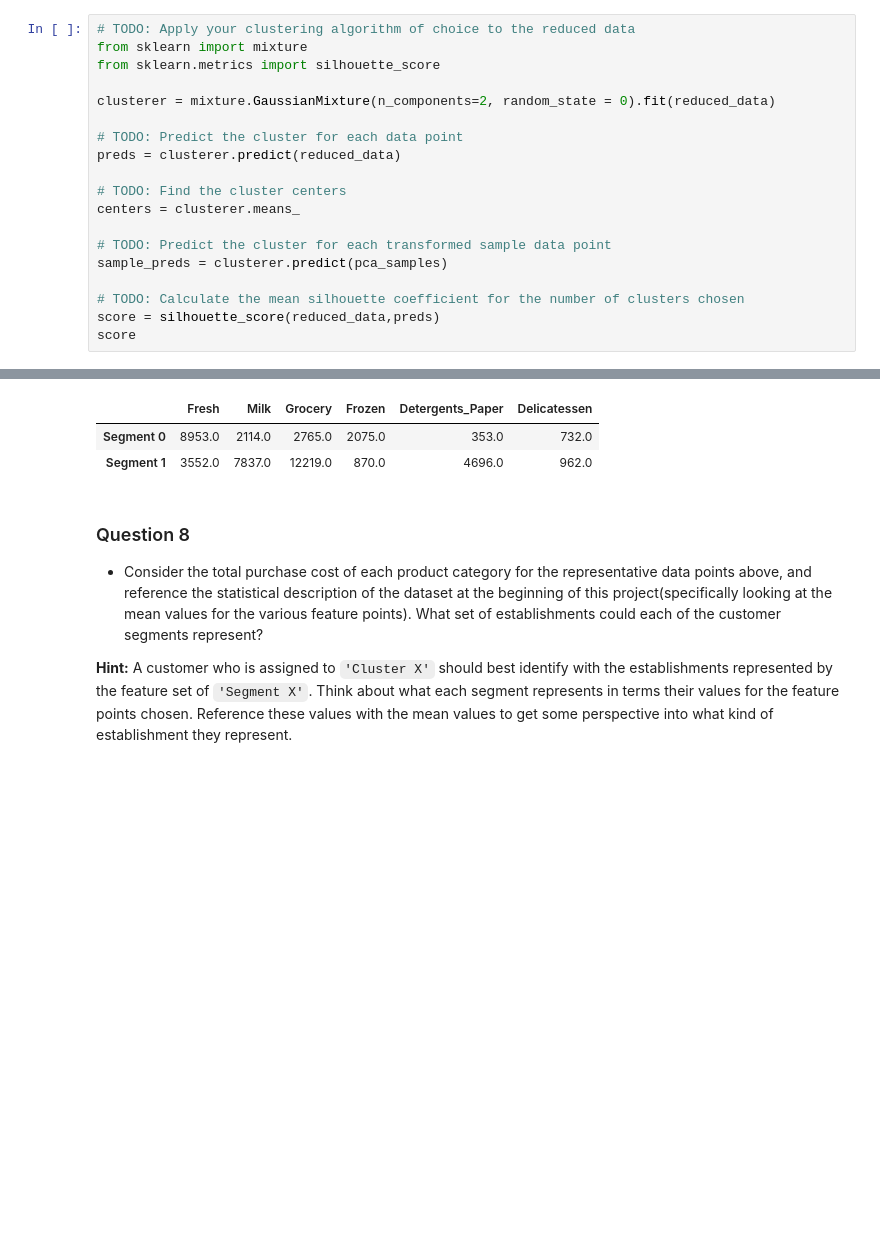
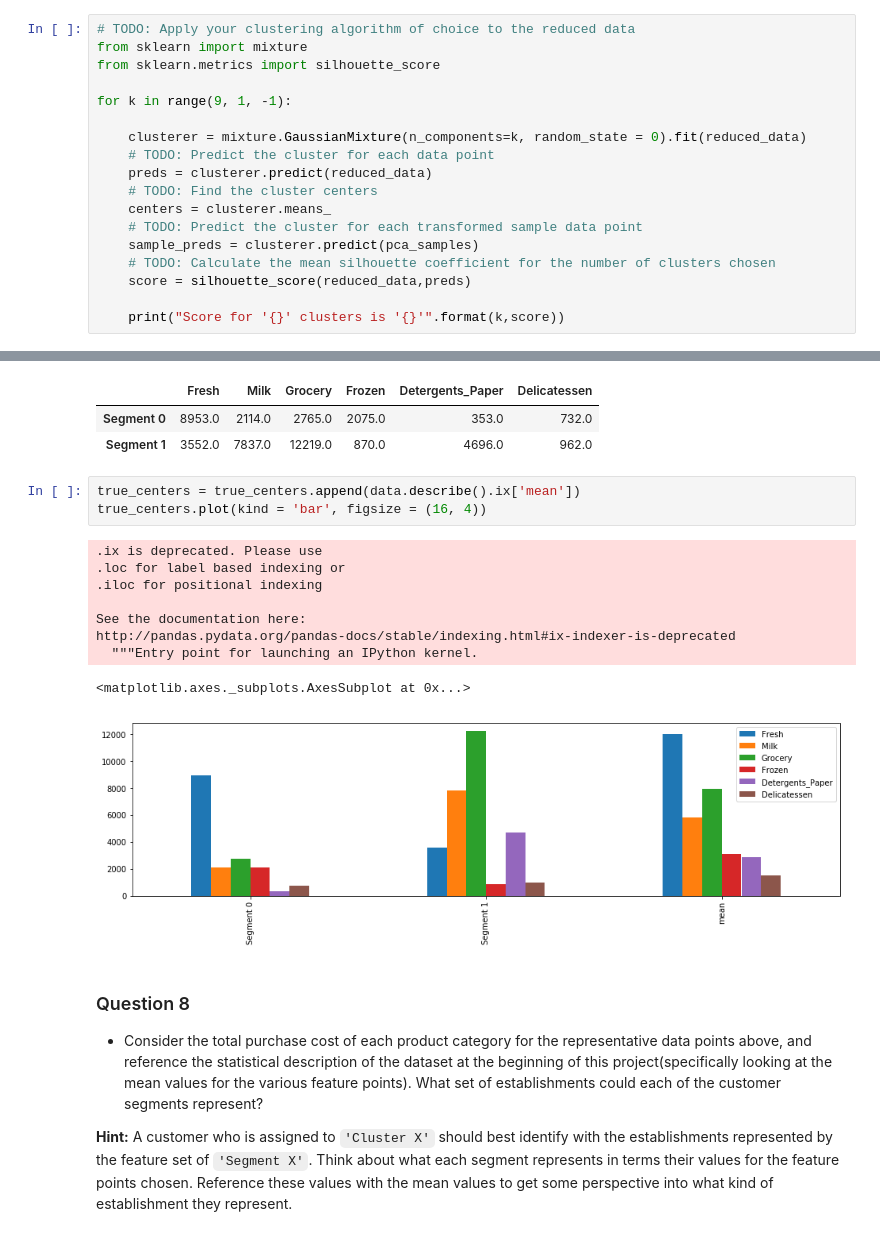
Before and after one commit to juadel/MLProjects, a Jupyter notebook: Customer_segments/customer_segments.ipynb, the cells around one changed output, grey strips where cells are left out. Cells and saved outputs as stored; diff of their text form; blank space fills up the shorter version.

```diff
--- a/Customer_segments/customer_segments.ipynb
+++ b/Customer_segments/customer_segments.ipynb
@@ -484,18 +504,17 @@ In the code block below, you will need to implement the following:
 from sklearn import mixture
 from sklearn.metrics import silhouette_score
 
-clusterer = mixture.GaussianMixture(n_components=2, random_state = 0).fit(reduced_data)
+for k in range(9, 1, -1):
 
-# TODO: Predict the cluster for each data point
-preds = clusterer.predict(reduced_data)
+    clusterer = mixture.GaussianMixture(n_components=k, random_state = 0).fit(reduced_data)
+    # TODO: Predict the cluster for each data point
+    preds = clusterer.predict(reduced_data)
+    # TODO: Find the cluster centers
+    centers = clusterer.means_
+    # TODO: Predict the cluster for each transformed sample data point
+    sample_preds = clusterer.predict(pca_samples)
+    # TODO: Calculate the mean silhouette coefficient for the number of clusters chosen
+    score = silhouette_score(reduced_data,preds)
 
-# TODO: Find the cluster centers
-centers = clusterer.means_
-
-# TODO: Predict the cluster for each transformed sample data point
-sample_preds = clusterer.predict(pca_samples)
-
-# TODO: Calculate the mean silhouette coefficient for the number of clusters chosen
-score = silhouette_score(reduced_data,preds)
-score
+    print("Score for '{}' clusters is '{}'".format(k,score))
 # %% [output]
@@ -548,6 +574,19 @@ display(true_centers)
 |  | Fresh | Milk | Grocery | Frozen | Detergents_Paper | Delicatessen |
 | Segment 0 | 8953.0 | 2114.0 | 2765.0 | 2075.0 | 353.0 | 732.0 |
 | Segment 1 | 3552.0 | 7837.0 | 12219.0 | 870.0 | 4696.0 | 962.0 |
+# %%
+true_centers = true_centers.append(data.describe().ix['mean'])
+true_centers.plot(kind = 'bar', figsize = (16, 4))
+# %% [output]
+.ix is deprecated. Please use
+.loc for label based indexing or
+.iloc for positional indexing
+
+See the documentation here:
+http://pandas.pydata.org/pandas-docs/stable/indexing.html#ix-indexer-is-deprecated
+  """Entry point for launching an IPython kernel.
+<matplotlib.axes._subplots.AxesSubplot at 0x...>
+[figure, added]
 # %% [markdown]
 ### Question 8
 
```
Also changed, not shown: parts of 15 cells of this notebook, 1 other file.
